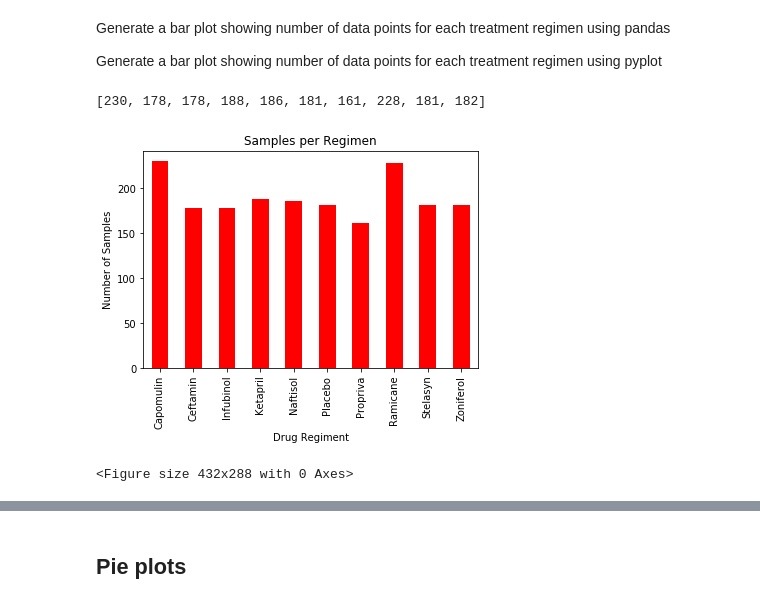
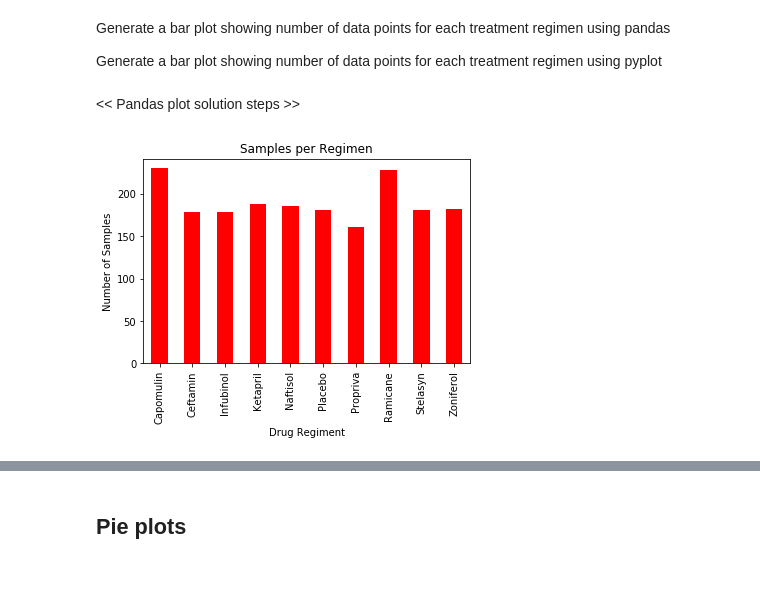
Before and after one commit to ztraderesz20/Matplotlib-Power-of-Plots-HW, a Jupyter notebook: pymaceuticals_starter.ipynb, the cells around one changed output, grey strips where cells are left out. Saved outputs shown, nothing was run; the diff lists cells and outputs as text; code cells hidden in the pictures; blank space fills up the shorter version.

```diff
--- a/pymaceuticals_starter.ipynb
+++ b/pymaceuticals_starter.ipynb
@@ -75,28 +92,26 @@ grouped_drugregimen
 Generate a bar plot showing number of data points for each treatment regimen using pandas
 
 Generate a bar plot showing number of data points for each treatment regimen using pyplot
-# %%
-grouped_drugregimen2 = combined_data_df.groupby('drug_regimen')
-
-data_points = grouped_drugregimen2['drug_regimen'].count()
-y_axis = data_points.tolist()
-y_axis
-# %% [output]
-[230, 178, 178, 188, 186, 181, 161, 228, 181, 182]
+# %% [markdown]
+<< Pandas plot solution steps >>
 # %%
-# Create bar chart using Pandas .plot()
-data_points.plot(kind="bar", figsize=(6,4),facecolor="red")
+# Sort DataFrame by 'drug_regimen' in descending order
+sorted_df = combined_data_df.sort_values("drug_regimen", ascending=True)
 
-# Set textual properties
+# Determine number of data points per drug regimen by counting 'mouse_id'
+data_points = sorted_df.groupby("drug_regimen")["mouse_id"].count()
+
+# Plot bar graph using DataFrame .plot() function
+data_points.plot(kind="bar", figsize=(5.4,4.4), facecolor="red")
+
+# Apply title, x label, and y label
 plt.title("Samples per Regimen")
 plt.ylabel("Number of Samples")
 plt.xlabel("Drug Regiment")
 
-# Show plot
-plt.show()
-
 # Resize plot to display labels
 plt.tight_layout()
+
+plt.show()
 # %% [output]
-[figure, old version]
+[figure, new version]
-<Figure size 432x288 with 0 Axes>
```
Also changed, not shown: parts of 15 cells of this notebook.
